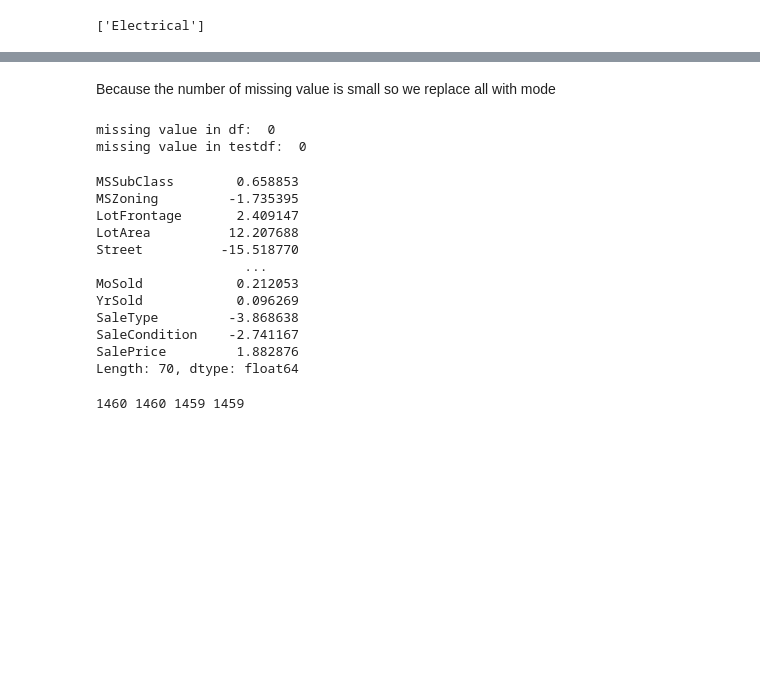
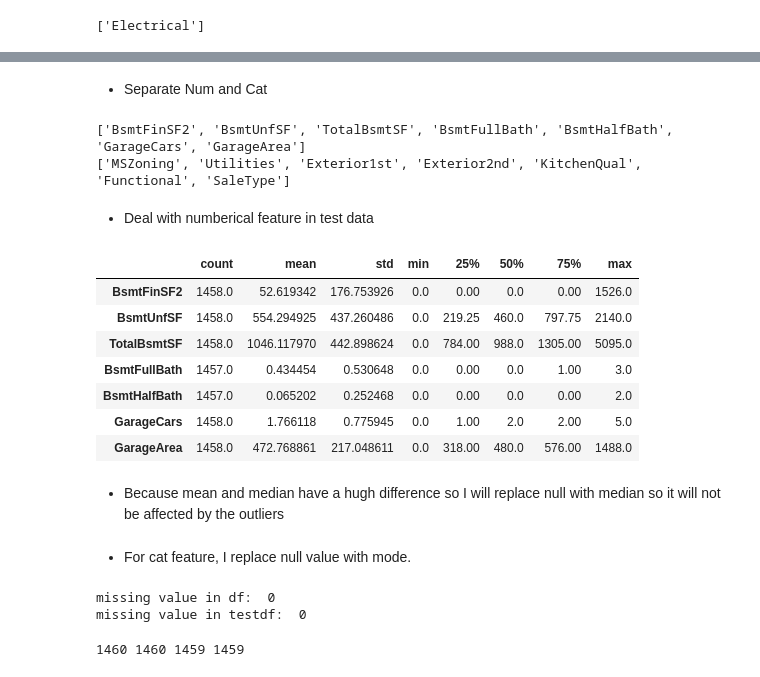
Before and after one commit to haquangminhan/InternML, a Jupyter notebook: house-prices-prediction/EDA.ipynb, the cells around one changed output, grey strips where cells are left out. Drawn from its saved outputs; the diff is of its cells as text; code cells hidden in the pictures; blank space fills up the shorter version.

```diff
--- a/house-prices-prediction/EDA.ipynb
+++ b/house-prices-prediction/EDA.ipynb
@@ -382,5 +409,34 @@ missingValTest = pd.DataFrame(data = nameAndNoOfNullTest, columns = ['Name', 'Mi
 figTest = px.bar(data_frame = missingValTest.sort_values(by = 'MissingValues'), x = 'MissingValues', y = 'Name', color = 'dtype', text = 'MissingValues', height = 500, width = 800, title = 'Missing Value in train data')
 figTest.update_traces(textposition = 'outside')
 figTest.show()
-# %% [markdown]
-Because the number of missing value is small so we replace all with mode
+# %% [markdown]
+* Separate Num and Cat
+# %%
+numbericalFeatureTest = []
+categoricalFeatureTest = []
+for i in range(len(missingValTest)):
+    if missingValTest.iloc[i].get('dtype') == 'float64':
+        numbericalFeatureTest.append(missingValTest.iloc[i].get('Name'))
+    else:
+        categoricalFeatureTest.append(missingValTest.iloc[i].get('Name'))
+
+print(numbericalFeatureTest)
+print(categoricalFeatureTest)
+# %% [output]
+['BsmtFinSF2', 'BsmtUnfSF', 'TotalBsmtSF', 'BsmtFullBath', 'BsmtHalfBath', 'GarageCars', 'GarageArea']
+['MSZoning', 'Utilities', 'Exterior1st', 'Exterior2nd', 'KitchenQual', 'Functional', 'SaleType']
+# %% [markdown]
+* Deal with numberical feature in test data
+# %%
+testdf[numbericalFeatureTest].describe().T
+# %% [output]
+|  | count | mean | std | min | 25% | 50% | 75% | max |
+| BsmtFinSF2 | 1458.0 | 52.619342 | 176.753926 | 0.0 | 0.00 | 0.0 | 0.00 | 1526.0 |
+| BsmtUnfSF | 1458.0 | 554.294925 | 437.260486 | 0.0 | 219.25 | 460.0 | 797.75 | 2140.0 |
+| TotalBsmtSF | 1458.0 | 1046.117970 | 442.898624 | 0.0 | 784.00 | 988.0 | 1305.00 | 5095.0 |
+| BsmtFullBath | 1457.0 | 0.434454 | 0.530648 | 0.0 | 0.00 | 0.0 | 1.00 | 3.0 |
+| BsmtHalfBath | 1457.0 | 0.065202 | 0.252468 | 0.0 | 0.00 | 0.0 | 0.00 | 2.0 |
+| GarageCars | 1458.0 | 1.766118 | 0.775945 | 0.0 | 1.00 | 2.0 | 2.00 | 5.0 |
+| GarageArea | 1458.0 | 472.768861 | 217.048611 | 0.0 | 318.00 | 480.0 | 576.00 | 1488.0 |
+# %% [markdown]
+* Because mean and median have a hugh difference so I will replace null with median so it will not be affected by the outliers
@@ -387 +446,3 @@ Because the number of missing value is small so we replace all with mode
+# %% [markdown]
+* For cat feature, I replace null value with mode.
 # %%
@@ -406,17 +471,2 @@ for col in categorical:
     testdf[col] = label_encoder.fit_transform(testdf[col])
-# %%
-df.skew()
-# %% [output]
-MSSubClass        0.658853
-MSZoning         -1.735395
-LotFrontage       2.409147
-LotArea          12.207688
-Street          -15.518770
-                   ...
-MoSold            0.212053
-YrSold            0.096269
-SaleType         -3.868638
-SaleCondition    -2.741167
-SalePrice         1.882876
-Length: 70, dtype: float64
 # %%
```
Also changed, not shown: parts of 58 cells of this notebook, 1 other file.
